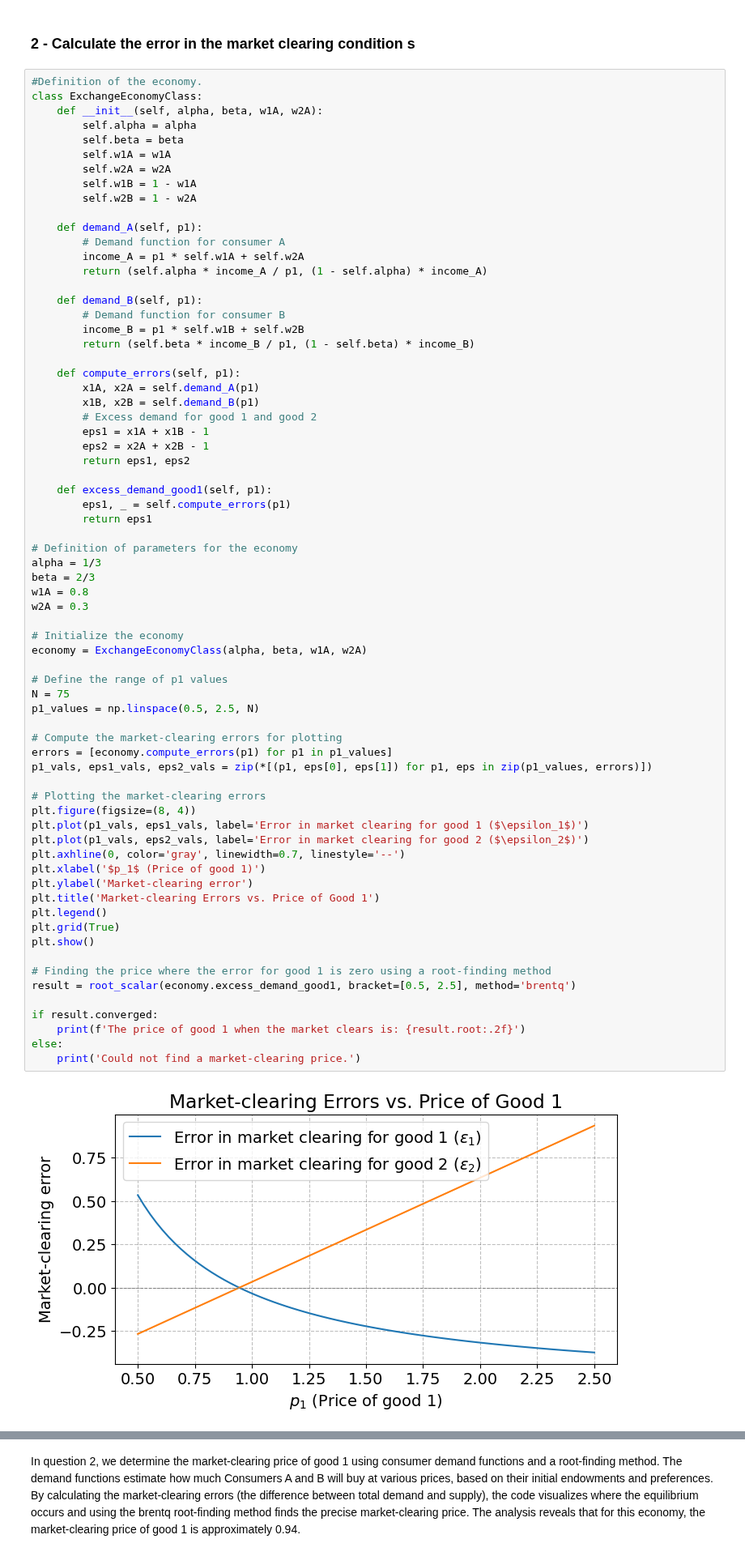
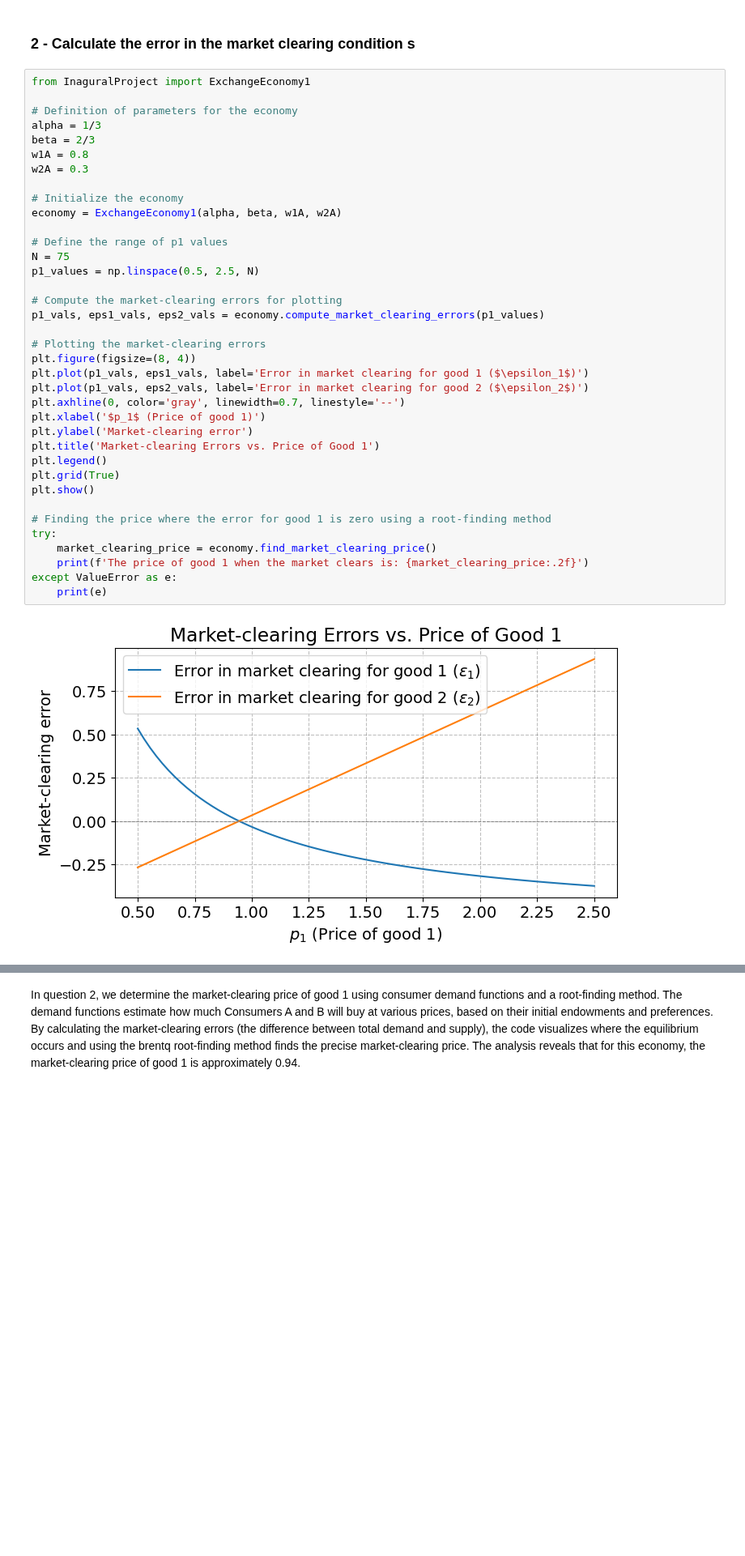
Before and after one commit to NumEconCopenhagen/projects-2024-mikkel-julius-jacob, a Jupyter notebook: inauguralproject/Inauguralproject.ipynb, the cells around one changed output, grey strips where cells are left out. Shown at 81% size. Cells and saved outputs as stored; diff of their text form; blank space fills up the shorter version.

```diff
--- a/inauguralproject/Inauguralproject.ipynb
+++ b/inauguralproject/Inauguralproject.ipynb
@@ -71,76 +44,44 @@ The Edgeworth box is a graphical tool used in this project to visualize how two
 # %% [markdown]
 ### 2 - Calculate the error in the market clearing condition s
 # %%
-#Definition of the economy.
-class ExchangeEconomyClass:
-    def __init__(self, alpha, beta, w1A, w2A):
-        self.alpha = alpha
-        self.beta = beta
-        self.w1A = w1A
-        self.w2A = w2A
-        self.w1B = 1 - w1A
-        self.w2B = 1 - w2A
-
-    def demand_A(self, p1):
-        # Demand function for consumer A
-        income_A = p1 * self.w1A + self.w2A
-        return (self.alpha * income_A / p1, (1 - self.alpha) * income_A)
-
-    def demand_B(self, p1):
-        # Demand function for consumer B
-        income_B = p1 * self.w1B + self.w2B
-        return (self.beta * income_B / p1, (1 - self.beta) * income_B)
-
-    def compute_errors(self, p1):
-        x1A, x2A = self.demand_A(p1)
-        x1B, x2B = self.demand_B(p1)
-        # Excess demand for good 1 and good 2
-        eps1 = x1A + x1B - 1
-        eps2 = x2A + x2B - 1
-        return eps1, eps2
-
-    def excess_demand_good1(self, p1):
-        eps1, _ = self.compute_errors(p1)
-        return eps1
+from InaguralProject import ExchangeEconomy1
 
 # Definition of parameters for the economy
 alpha = 1/3
 beta = 2/3
 w1A = 0.8
 w2A = 0.3
 
 # Initialize the economy
-economy = ExchangeEconomyClass(alpha, beta, w1A, w2A)
+economy = ExchangeEconomy1(alpha, beta, w1A, w2A)
 
 # Define the range of p1 values
 N = 75
 p1_values = np.linspace(0.5, 2.5, N)
 
 # Compute the market-clearing errors for plotting
-errors = [economy.compute_errors(p1) for p1 in p1_values]
-p1_vals, eps1_vals, eps2_vals = zip(*[(p1, eps[0], eps[1]) for p1, eps in zip(p1_values, errors)])
+p1_vals, eps1_vals, eps2_vals = economy.compute_market_clearing_errors(p1_values)
 
 # Plotting the market-clearing errors
 plt.figure(figsize=(8, 4))
 plt.plot(p1_vals, eps1_vals, label='Error in market clearing for good 1 ($\epsilon_1$)')
 plt.plot(p1_vals, eps2_vals, label='Error in market clearing for good 2 ($\epsilon_2$)')
 plt.axhline(0, color='gray', linewidth=0.7, linestyle='--')
 plt.xlabel('$p_1$ (Price of good 1)')
 plt.ylabel('Market-clearing error')
 plt.title('Market-clearing Errors vs. Price of Good 1')
 plt.legend()
 plt.grid(True)
 plt.show()
 
 # Finding the price where the error for good 1 is zero using a root-finding method
-result = root_scalar(economy.excess_demand_good1, bracket=[0.5, 2.5], method='brentq')
-
-if result.converged:
-    print(f'The price of good 1 when the market clears is: {result.root:.2f}')
-else:
-    print('Could not find a market-clearing price.')
+try:
+    market_clearing_price = economy.find_market_clearing_price()
+    print(f'The price of good 1 when the market clears is: {market_clearing_price:.2f}')
+except ValueError as e:
+    print(e)
 # %% [output]
-[figure, old version]
+[figure, new version]
 The price of good 1 when the market clears is: 0.94
 # %% [markdown]
 In question 2, we determine the market-clearing price of good 1 using consumer demand functions and a root-finding method. The demand functions estimate how much Consumers A and B will buy at various prices, based on their initial endowments and preferences. By calculating the market-clearing errors (the difference between total demand and supply), the code visualizes where the equilibrium occurs and using the brentq root-finding method finds the precise market-clearing price. The analysis reveals that for this economy, the market-clearing price of good 1 is approximately 0.94.
```
Also changed, not shown: parts of 19 cells of this notebook, 1 other file.
